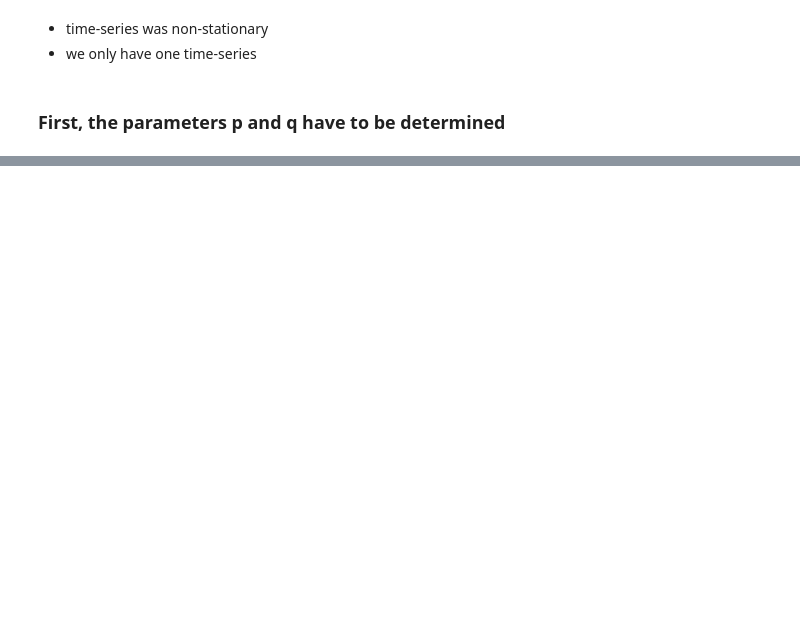
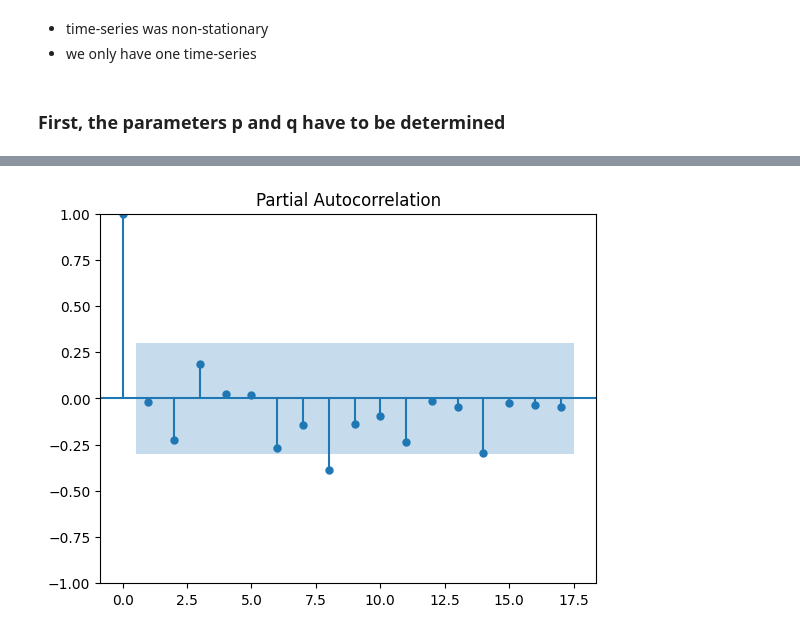
Before and after one commit to niklas0801/VAR_Models, a Jupyter notebook: basic_VAR.ipynb, the cells around one changed output, grey strips where cells are left out. Saved outputs shown, nothing was run; the diff lists cells and outputs as text; code cells hidden in the pictures; blank space fills up the shorter version.

```diff
--- a/basic_VAR.ipynb
+++ b/basic_VAR.ipynb
@@ -79,0 +111,5 @@ from statsmodels.tsa.arima.model import ARIMA
+# %%
+plot_pacf(gdp_differenced_1["GDP"])
+plt.show()
+# %% [output]
+[figure, added]
```
Also changed, not shown: parts of 6 cells of this notebook.
